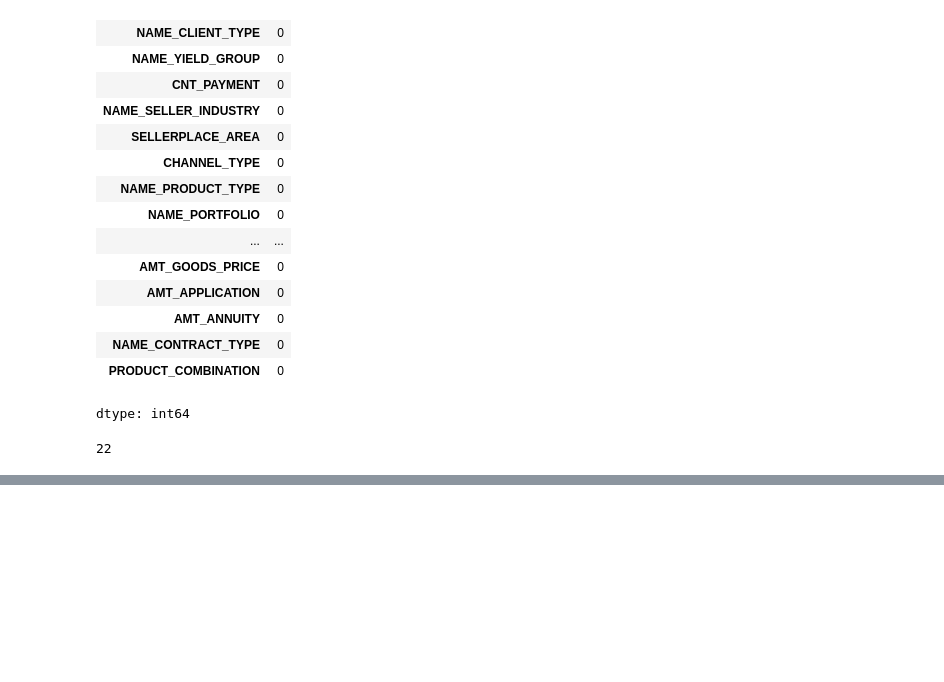
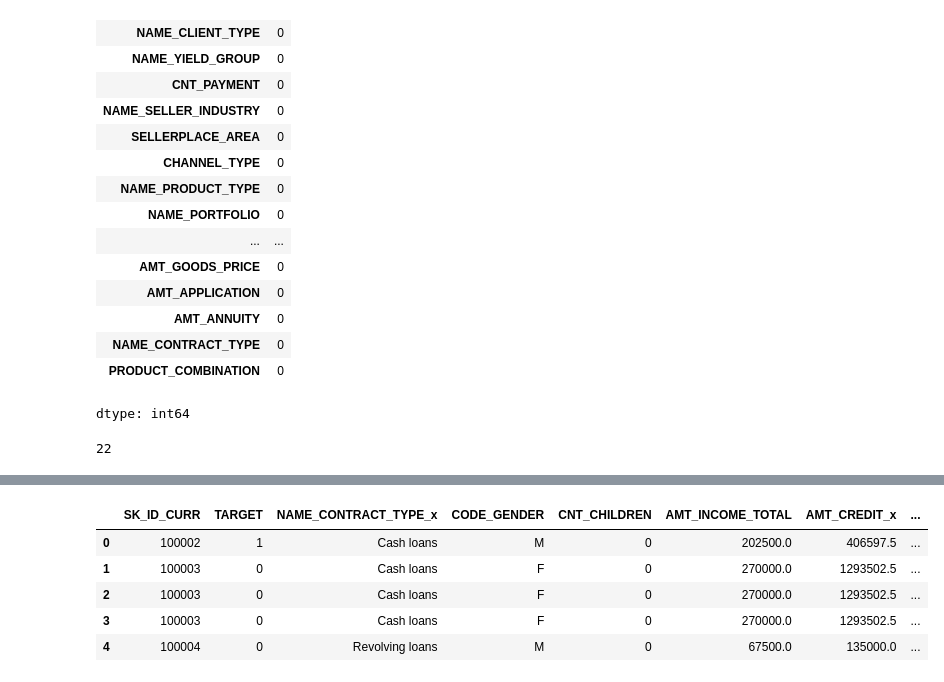
Before and after one commit to htetaunglynn94/portfolio_projects, a Jupyter notebook: eda_on_loan_default.ipynb, the cells around one changed output, grey strips where cells are left out. Saved outputs shown, nothing was run; the diff lists cells and outputs as text; code cells hidden in the pictures; blank space fills up the shorter version.

Commit message:
Update loan default project

```diff
--- a/eda_on_loan_default.ipynb
+++ b/eda_on_loan_default.ipynb
@@ -1510,0 +1525,10 @@ len(prev_app_nva_col_rmvd.columns)
+# %%
+merged_df = pd.merge(app_score_col_rmvd, prev_app_nva_col_rmvd, how='inner', on='SK_ID_CURR')
+merged_df.head()
+# %% [output]
+|  | SK_ID_CURR | TARGET | NAME_CONTRACT_TYPE_x | CODE_GENDER | CNT_CHILDREN | AMT_INCOME_TOTAL | AMT_CREDIT_x | ... |
+| 0 | 100002 | 1 | Cash loans | M | 0 | 202500.0 | 406597.5 | ... |
+| 1 | 100003 | 0 | Cash loans | F | 0 | 270000.0 | 1293502.5 | ... |
+| 2 | 100003 | 0 | Cash loans | F | 0 | 270000.0 | 1293502.5 | ... |
+| 3 | 100003 | 0 | Cash loans | F | 0 | 270000.0 | 1293502.5 | ... |
+| 4 | 100004 | 0 | Revolving loans | M | 0 | 67500.0 | 135000.0 | ... |
```
Also changed, not shown: parts of 1 cell of this notebook.
